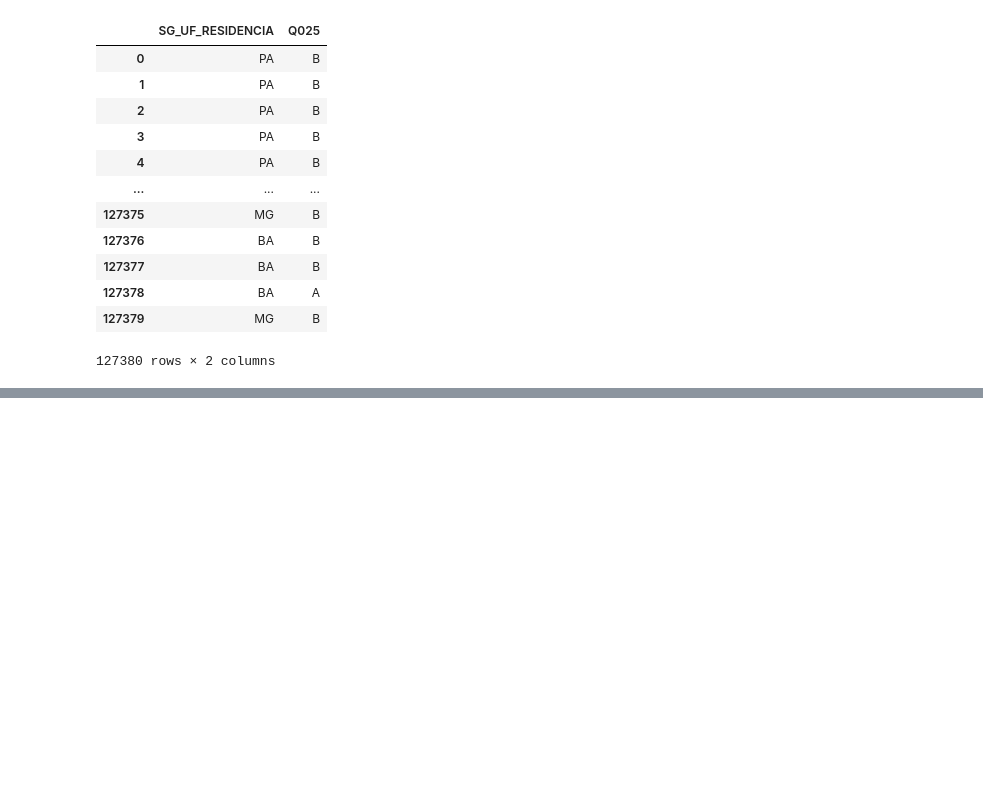
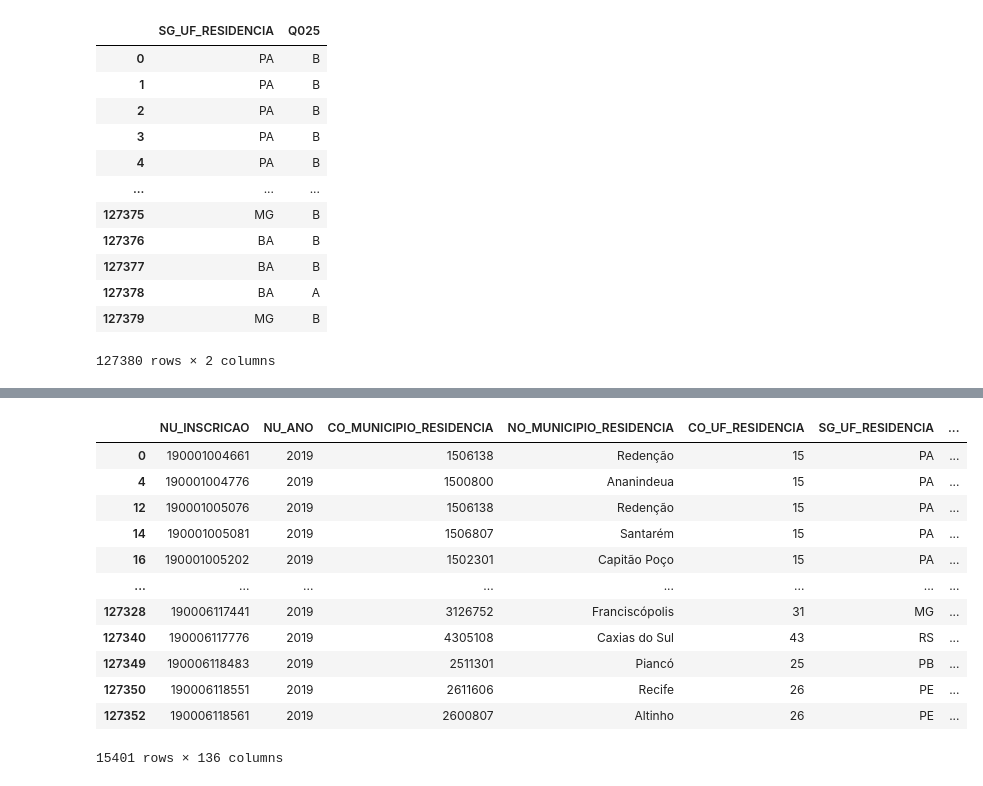
Before and after one commit to Arturhenrq/Brazil-Education-Data-analysis, a Jupyter notebook: Educação_no_Brasil_Análise_de_dados.ipynb, the cells around one changed output, grey strips where cells are left out. Drawn from its saved outputs; the diff is of its cells as text; code cells hidden in the pictures; blank space fills up the shorter version.

```diff
--- a/Educação_no_Brasil_Análise_de_dados.ipynb
+++ b/Educação_no_Brasil_Análise_de_dados.ipynb
@@ -68,0 +143,16 @@ dados[['SG_UF_RESIDENCIA','Q025']] #adiciona-se mais um [] para criar uma lista
+# %%
+dados.query("IN_TREINEIRO == 1") #Crio um filtro pra mostrar somente os treineiros
+# %% [output]
+|  | NU_INSCRICAO | NU_ANO | CO_MUNICIPIO_RESIDENCIA | NO_MUNICIPIO_RESIDENCIA | CO_UF_RESIDENCIA | SG_UF_RESIDENCIA | ... |
+| 0 | 190001004661 | 2019 | 1506138 | Redenção | 15 | PA | ... |
+| 4 | 190001004776 | 2019 | 1500800 | Ananindeua | 15 | PA | ... |
+| 12 | 190001005076 | 2019 | 1506138 | Redenção | 15 | PA | ... |
+| 14 | 190001005081 | 2019 | 1506807 | Santarém | 15 | PA | ... |
+| 16 | 190001005202 | 2019 | 1502301 | Capitão Poço | 15 | PA | ... |
+| ... | ... | ... | ... | ... | ... | ... | ... |
+| 127328 | 190006117441 | 2019 | 3126752 | Franciscópolis | 31 | MG | ... |
+| 127340 | 190006117776 | 2019 | 4305108 | Caxias do Sul | 43 | RS | ... |
+| 127349 | 190006118483 | 2019 | 2511301 | Piancó | 25 | PB | ... |
+| 127350 | 190006118551 | 2019 | 2611606 | Recife | 26 | PE | ... |
+| 127352 | 190006118561 | 2019 | 2600807 | Altinho | 26 | PE | ... |
+15401 rows × 136 columns
```
Also changed, not shown: parts of 9 cells of this notebook.
